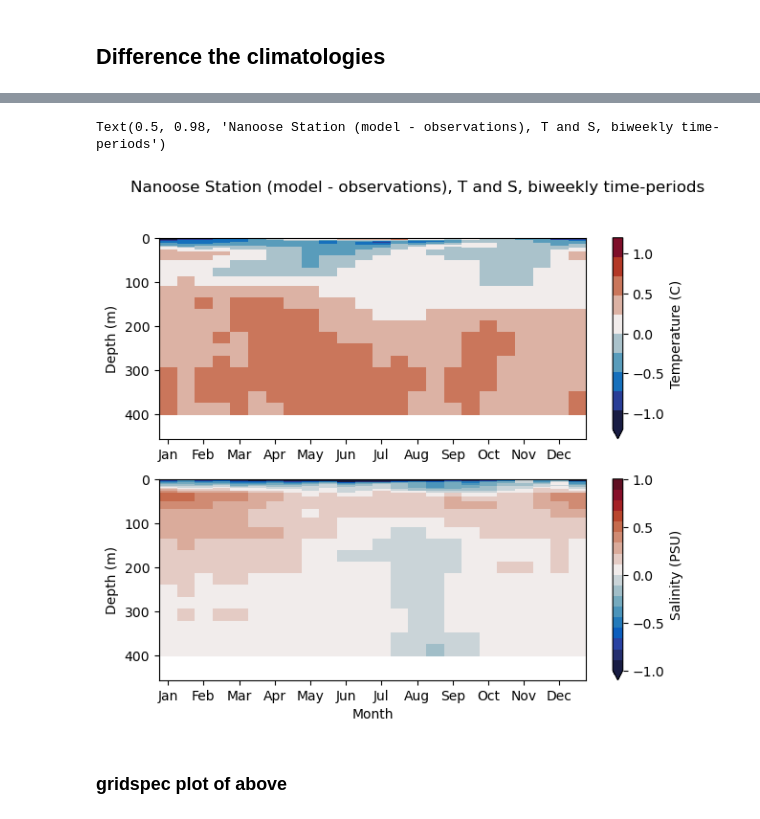
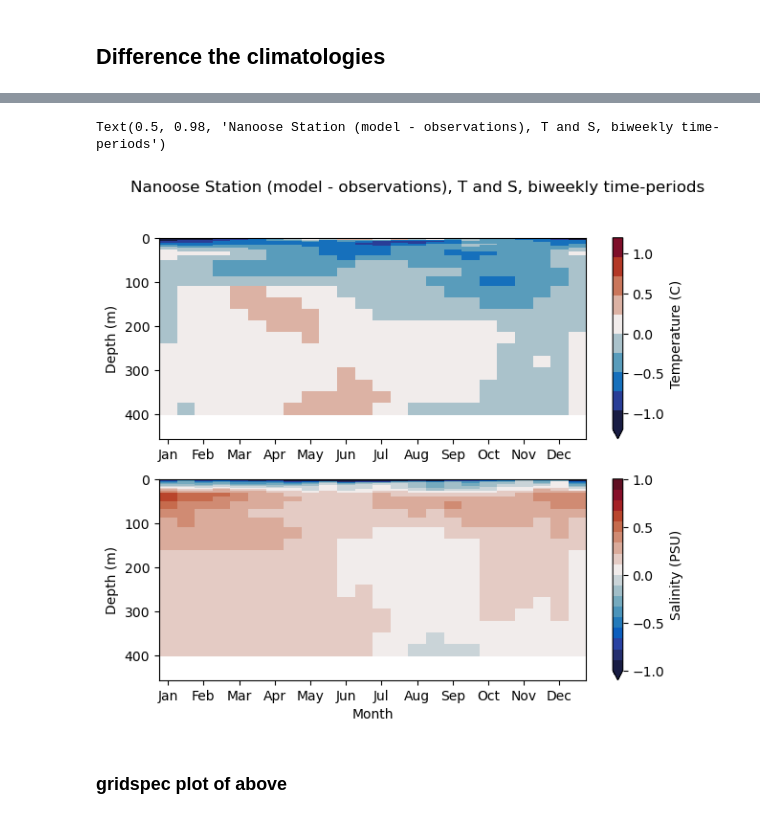
Before and after one commit to goldford/NEMO-Salish-Sea-1500, a Jupyter notebook: code/Visuals-Data - CTD Obs, Mod at Nanoose (Blind).ipynb, the cells around one changed output, grey strips where cells are left out. Saved outputs shown, nothing was run; the diff lists cells and outputs as text; code cells hidden in the pictures.

```diff
--- a/code/Visuals-Data - CTD Obs, Mod at Nanoose (Blind).ipynb
+++ b/code/Visuals-Data - CTD Obs, Mod at Nanoose (Blind).ipynb
@@ -800,6 +554,10 @@ Notes:
 mod_run = "RUN203"
 mod_p = "D:/temp_nemo/" + mod_run + "_EXTRACT" +  "/CTD/DND_Nanoose_2023/prepped_pyapnames"
 out_p = "./climatol_intermediate_files"
+
+mod_run = "RUN216"
+mod_p = "D:/temp_nemo/" + mod_run + "_EXTRACT" +  "/DND_Nanoose_2023/prepped_pyapnames"
+out_p = "./climatol_intermediate_files"
 # %%
 
 mod_res = glob.glob(os.path.join(mod_p, '*.pickle'))
@@ -1128,6 +883,6 @@ if export_nc:
     mod_temp_clim.to_netcdf('./climatol_intermediate_files/mod_' + mod_run + '_temperature_1980-2018-climatology.nc')
 
 checkoutput = True
-if checkoutput == True:
+if checkoutput:
     mod_salt_clim = xr.open_dataset('./climatol_intermediate_files/mod_' + mod_run + '_salinity_1980-2018-climatology.nc')
     mod_temp_clim = xr.open_dataset('./climatol_intermediate_files/mod_' + mod_run + '_temperature_1980-2018-climatology.nc')
@@ -1150,8 +936,10 @@ Text(0.5, 0.98, 'climatology (model - observations), T and S, biweekly time-peri
 # %%
 # above with tweaks to colors
+q_t = (mod_temp_clim - temp_clim).temperature
+q_s = (mod_salt_clim - salt_clim).salinity
 
 from matplotlib.colors import from_levels_and_colors
-# import matplotlib as mpl
+import matplotlib as mpl
 
 fact = 0.6
 fig, axs = plt.subplots(2,1, figsize=(12*fact, 10*fact), facecolor='w', edgecolor='k')
@@ -1173,7 +961,7 @@ cmap = mpl.colors.ListedColormap(colors[:-1], "")
 cmap.set_over(colors[-1])
 norm = mpl.colors.BoundaryNorm(boundaries, ncolors=len(boundaries)-1, clip=False)
 
-xr.plot.pcolormesh(mod_temp_clim - temp_clim, ax = axs[0], cmap = cmap, vmin=-1.2, vmax=1.2, cbar_kwargs={'label':'Temperature (C)'})
+xr.plot.pcolormesh(q_t, ax = axs[0], cmap = cmap, vmin=-1.2, vmax=1.2, cbar_kwargs={'label':'Temperature (C)'})
 
 #salt
 # help here:
@@ -1181,34 +969,34 @@ xr.plot.pcolormesh(mod_temp_clim - temp_clim, ax = axs[0], cmap = cmap, vmin=-1.
 # create x boundaries to have x-1 intervals
 boundaries = np.arange(-2.25, 2.5, 0.25)
 # create list of colors from colormap
 cmap_balance = plt.cm.get_cmap('cmo.balance',len(boundaries))
 colors = list(cmap_balance(np.arange(len(boundaries))))
 #replace first color with white
 #colors[0] = "white"
 cmap = mpl.colors.ListedColormap(colors[:-1], "")
 # set over-color to last color of list
 cmap.set_over(colors[-1])
 #norm = mpl.colors.BoundaryNorm(boundaries, ncolors=len(boundaries)-1, clip=False)
 modobs_diff_salt = mod_salt_clim - salt_clim
-xr.plot.pcolormesh(mod_salt_clim - salt_clim, ax = axs[1], cmap = cmap, vmin=-1, vmax=1, cbar_kwargs={'label':'Salinity (PSU)'})
+xr.plot.pcolormesh(q_s, ax = axs[1], cmap = cmap, vmin=-1, vmax=1, cbar_kwargs={'label':'Salinity (PSU)'})
 
 # change to x labels to months
 my_xticks_lab = ['Jan','Feb','Mar','Apr','May','Jun','Jul','Aug','Sep','Oct','Nov','Dec']
 axs[0].set_xticks([1, 3, 5, 7, 9, 11, 13, 15, 17, 19, 21, 23], my_xticks_lab)
 axs[1].set_xticks([1, 3, 5, 7, 9, 11, 13, 15, 17, 19, 21, 23], my_xticks_lab)
 
 axs[0].set_ylabel('Depth (m)')
 axs[1].set_ylabel('Depth (m)')
 
 axs[0].set_xlabel('')
 axs[1].set_xlabel('Month')
 
 axs[0].invert_yaxis()
 axs[1].invert_yaxis()
 
 fig.suptitle('Nanoose Station (model - observations), T and S, biweekly time-periods')
 # %% [output]
 Text(0.5, 0.98, 'Nanoose Station (model - observations), T and S, biweekly time-periods')
-[figure, old version]
+[figure, new version]
 # %% [markdown]
 ### gridspec plot of above
```
Also changed, not shown: parts of 23 cells of this notebook, 24 other files.
